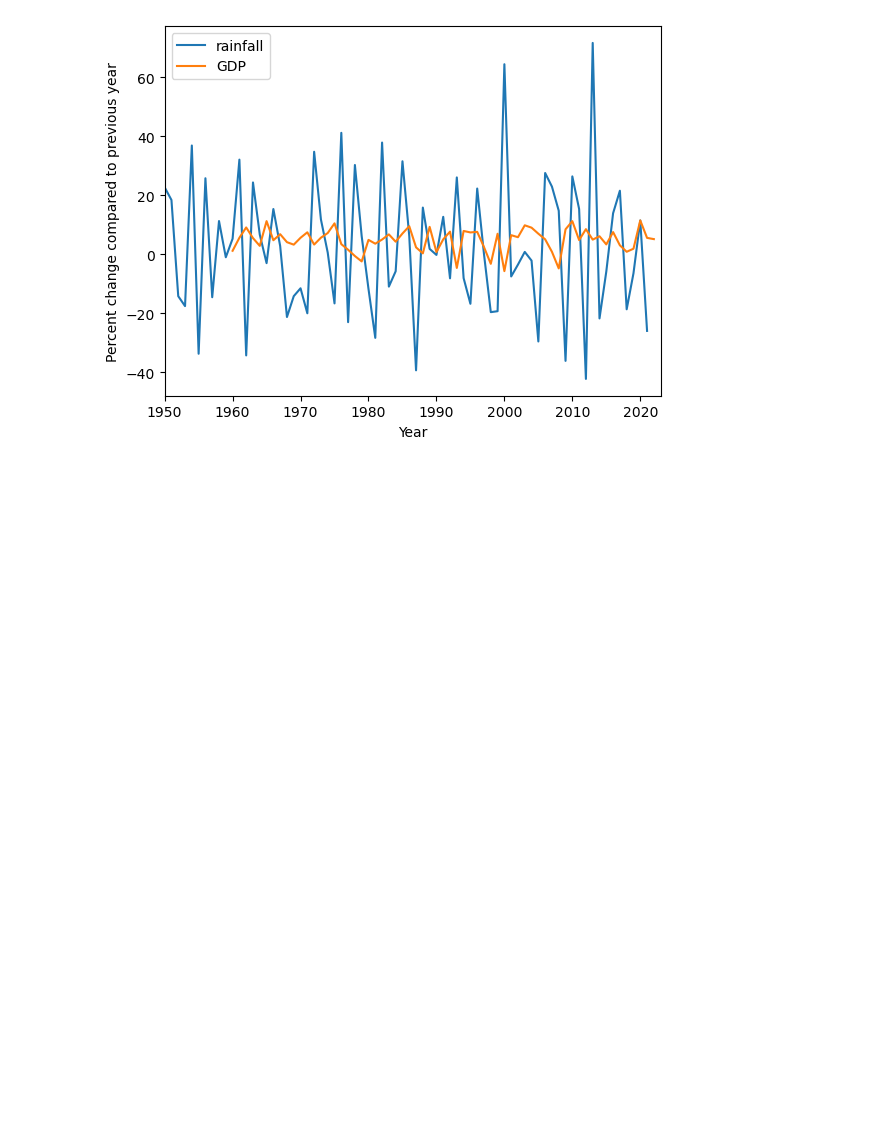
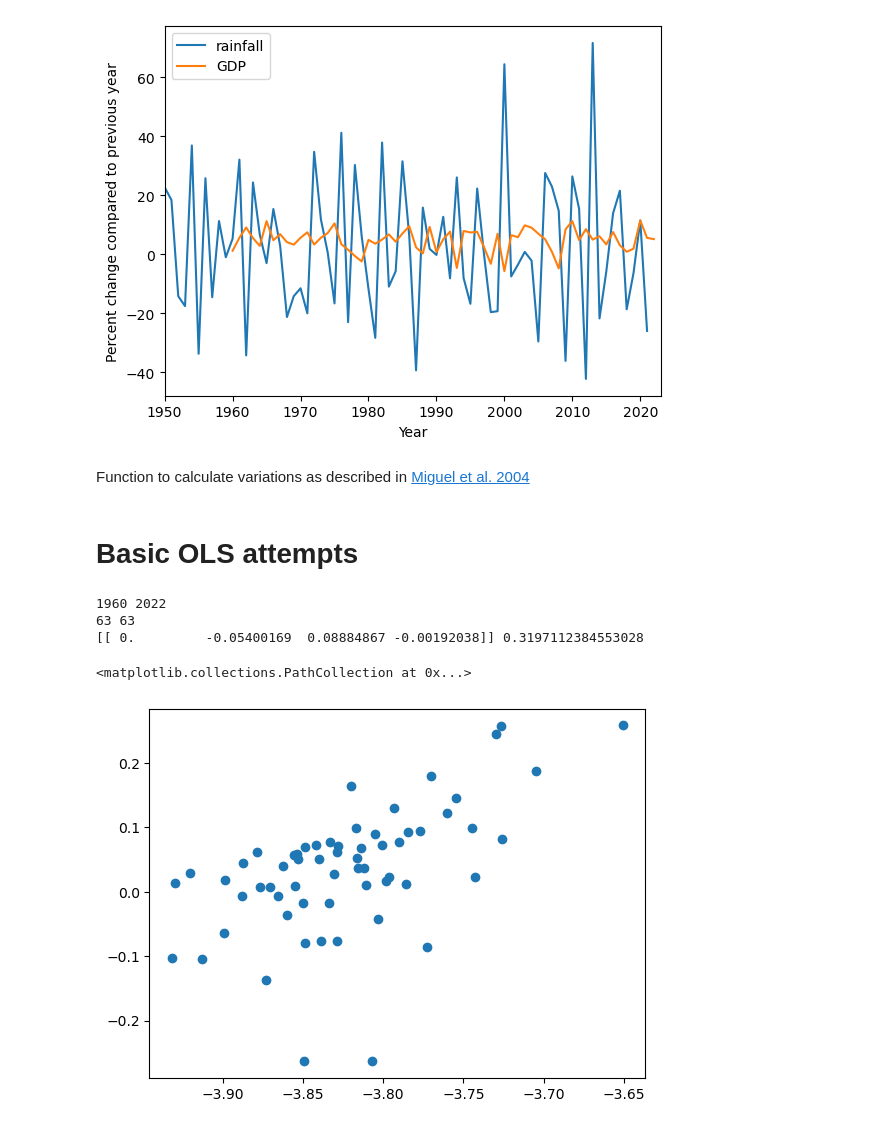
Before and after one commit to ebelchio12/nature-and-conflicts, a Jupyter notebook: EDA/rainfall/rainfall.ipynb, the cells around one changed output. Drawn from its saved outputs; the diff is of its cells as text; code cells hidden in the pictures; blank space fills up the shorter version.

Commit message:
OLS attempt

```diff
--- a/EDA/rainfall/rainfall.ipynb
+++ b/EDA/rainfall/rainfall.ipynb
@@ -243,3 +243,5 @@ plt.legend()
 plt.show()
 # %% [output]
 [figure]
+# %% [markdown]
+Function to calculate variations as described in [Miguel et al. 2004](http://emiguel.econ.berkeley.edu/wordpress/wp-content/uploads/2021/03/Paper__Economic_Shocks_and_Civil_Conflict.pdf)
@@ -245,0 +250,33 @@ plt.show()
+# %% [markdown]
+# Basic OLS attempts
+# %%
+# design matrix roughly following the rainfall paper
+
+year = df[df['Code'] == 'SYR'].Year
+print(np.amin(year), np.amax(year))
+gdp = df[df['Code'] == 'SYR'].ny_gdp_mktp_kd
+
+t, dates, winter_means = rainfall.get_country_winter_mean((1960,2023), 'SYR', world)
+print(len(year), len(winter_means))
+
+r_it = diff(winter_means)
+r_it_1 = diff(winter_means, lag=1)
+
+
+X = np.hstack((np.ones((len(r_it_1), 1)), r_it[1:].reshape(-1, 1)))
+X = np.hstack((X, r_it_1.reshape(-1, 1)))
+X = np.hstack((X, year[2:].to_numpy().reshape(-1, 1)))
+
+gdp_var = diff(gdp)
+y = gdp_var[1:].reshape(-1, 1)
+
+reg = LinearRegression().fit(X, y)
+print(reg.coef_, reg.score(X, y))
+
+plt.scatter(reg.coef_[0][0] + r_it[1:]*reg.coef_[0][1] + r_it_1*reg.coef_[0][2] +year[2:].to_numpy()*reg.coef_[0][3], gdp_var[1:])
+# %% [output]
+1960 2022
+63 63
+[[ 0.         -0.05400169  0.08884867 -0.00192038]] 0.3197112384553028
+<matplotlib.collections.PathCollection at 0x...>
+[figure, added]
```
Also changed, not shown: parts of 13 cells of this notebook, 4 other files.
